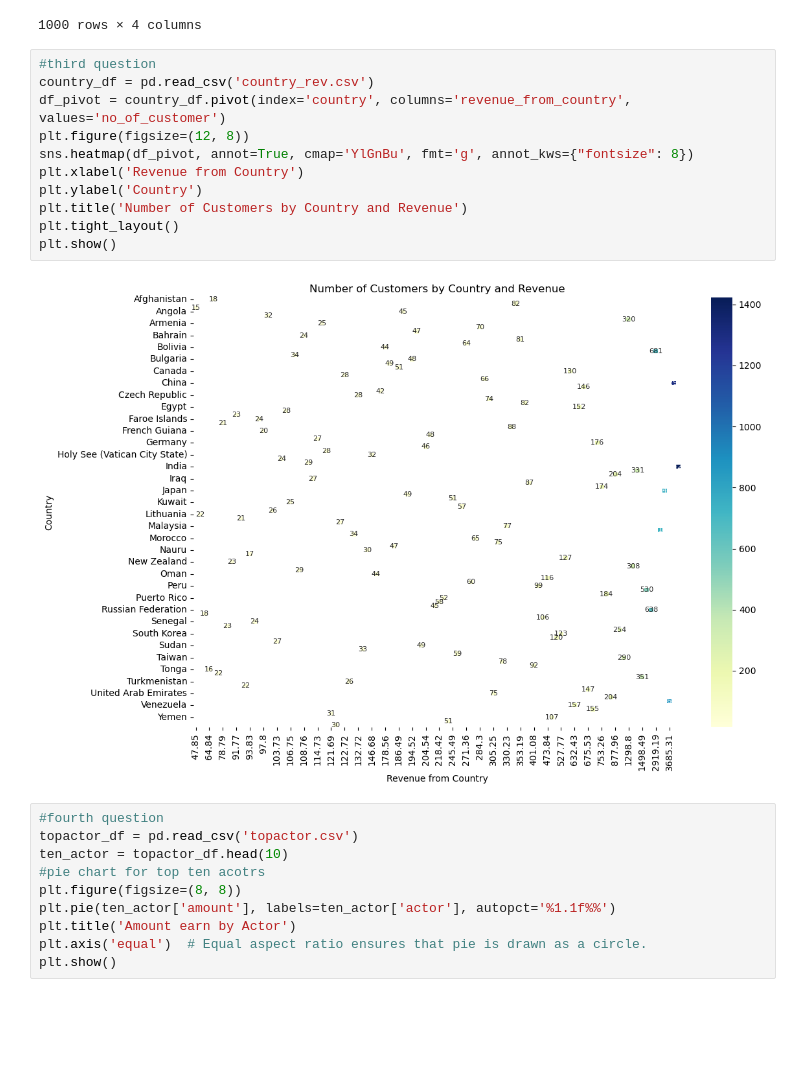
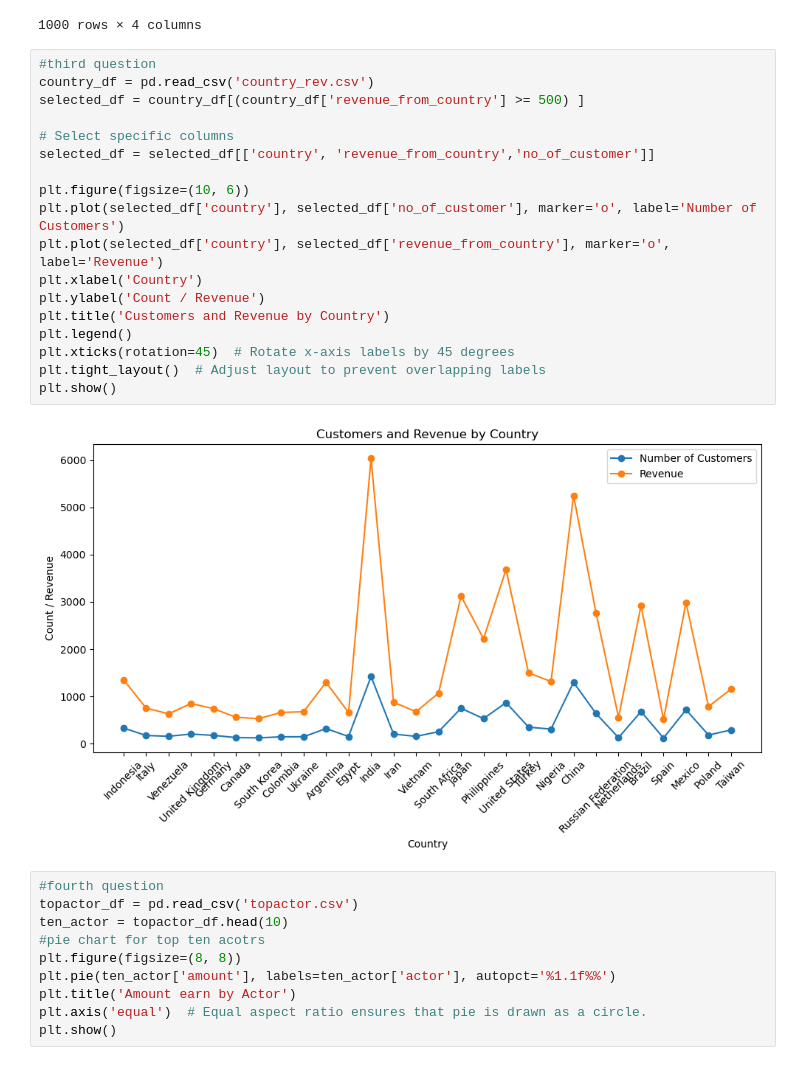
Before and after one commit to Urmi0428/DVD_database-Analysis, a Jupyter notebook: juypiternotebook/AnalysisDVD.ipynb, the cells around one changed output. Drawn from its saved outputs; the diff is of its cells as text; blank space fills up the shorter version.

```diff
--- a/juypiternotebook/AnalysisDVD.ipynb
+++ b/juypiternotebook/AnalysisDVD.ipynb
@@ -62,16 +62,23 @@ film_df
 # %%
 #third question
 country_df = pd.read_csv('country_rev.csv')
-df_pivot = country_df.pivot(index='country', columns='revenue_from_country', values='no_of_customer')
-plt.figure(figsize=(12, 8))
-sns.heatmap(df_pivot, annot=True, cmap='YlGnBu', fmt='g', annot_kws={"fontsize": 8})
-plt.xlabel('Revenue from Country')
-plt.ylabel('Country')
-plt.title('Number of Customers by Country and Revenue')
-plt.tight_layout()
+selected_df = country_df[(country_df['revenue_from_country'] >= 500) ]
+
+# Select specific columns
+selected_df = selected_df[['country', 'revenue_from_country','no_of_customer']]
+
+plt.figure(figsize=(10, 6))
+plt.plot(selected_df['country'], selected_df['no_of_customer'], marker='o', label='Number of Customers')
+plt.plot(selected_df['country'], selected_df['revenue_from_country'], marker='o', label='Revenue')
+plt.xlabel('Country')
+plt.ylabel('Count / Revenue')
+plt.title('Customers and Revenue by Country')
+plt.legend()
+plt.xticks(rotation=45)  # Rotate x-axis labels by 45 degrees
+plt.tight_layout()  # Adjust layout to prevent overlapping labels
 plt.show()
 # %% [output]
-[figure, old version]
+[figure, new version]
 # %%
 #fourth question
 topactor_df = pd.read_csv('topactor.csv')
```
